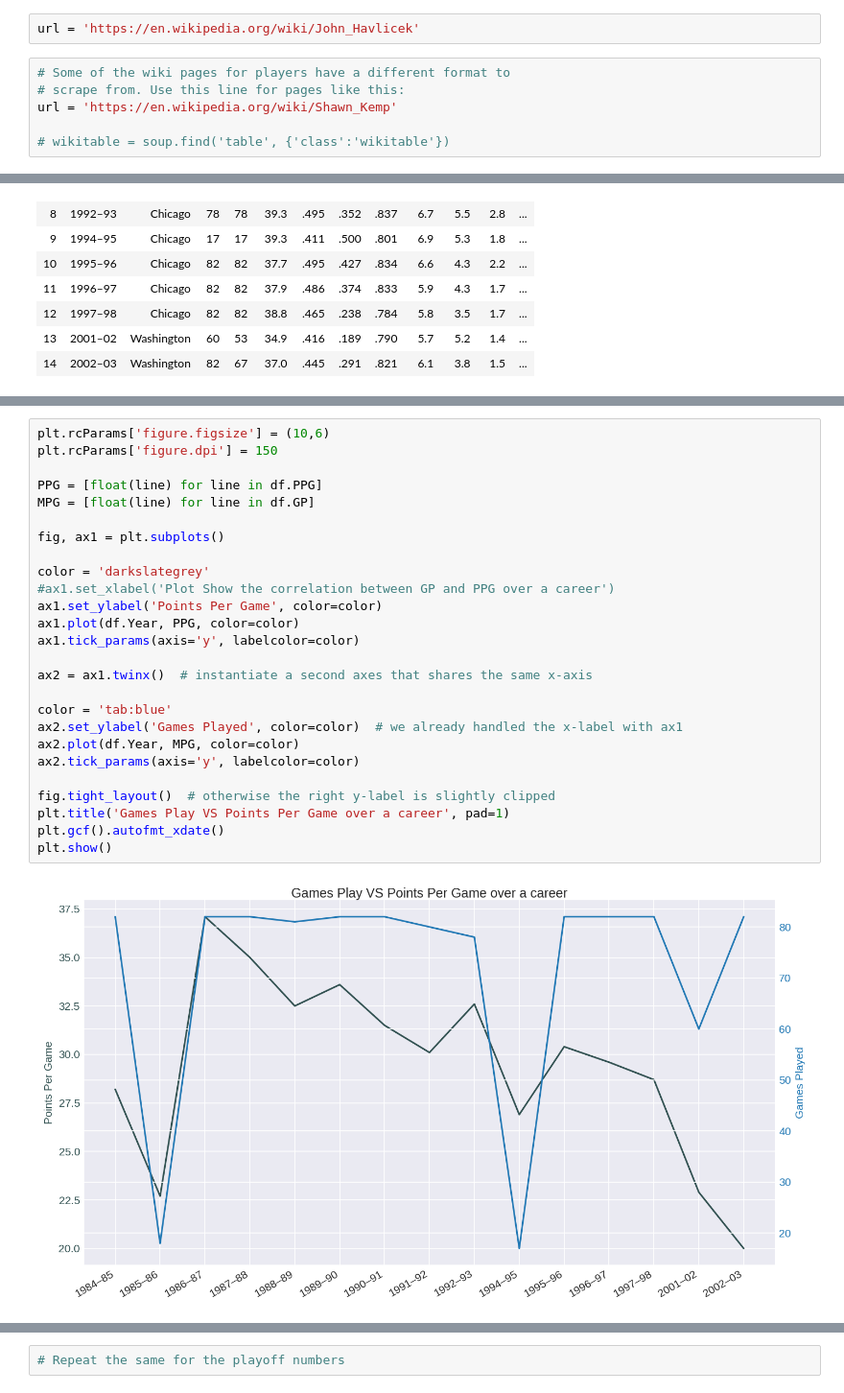
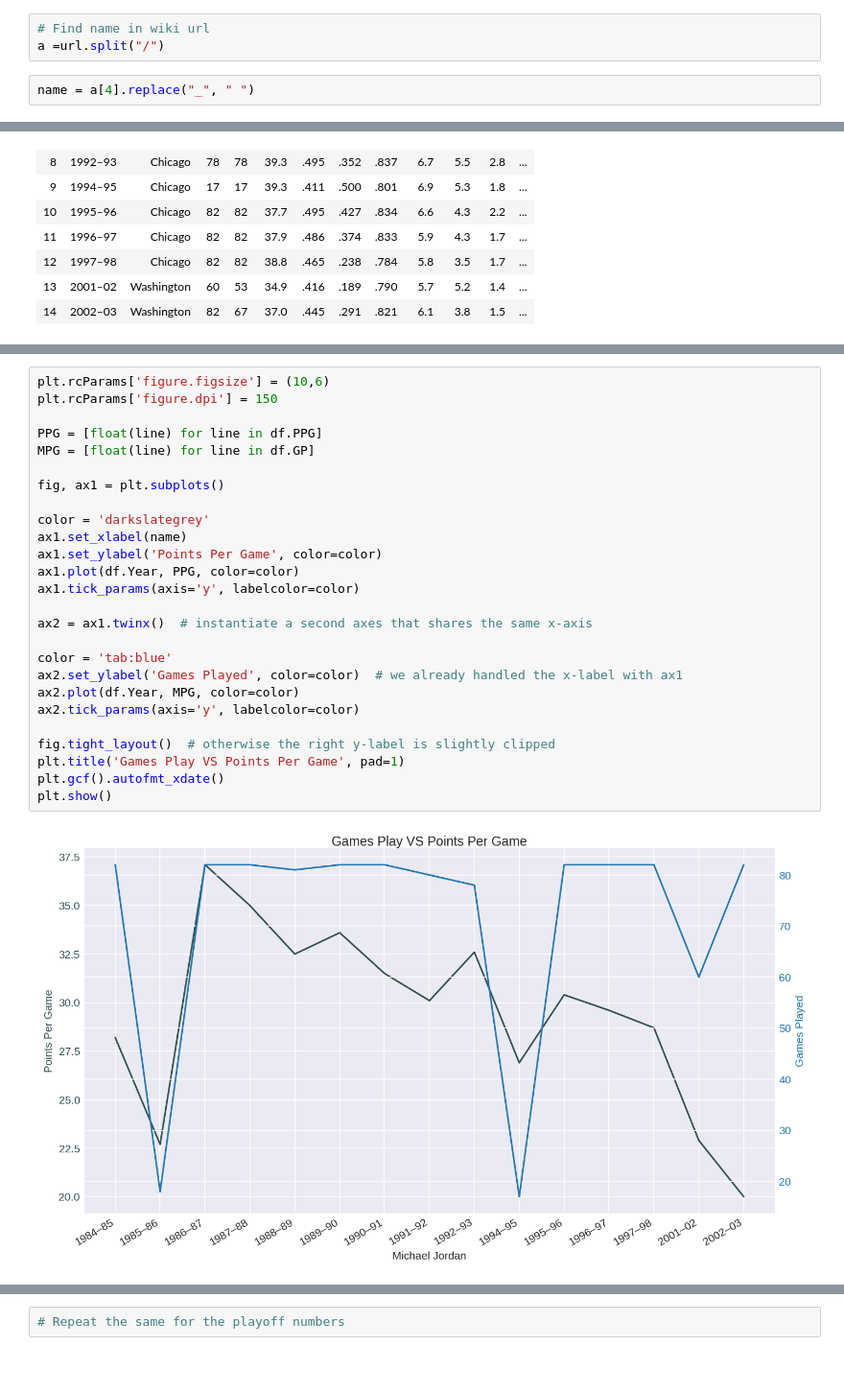
Before and after one commit to ctd1077/Wiki-NBA-Stat-Scraper, a Jupyter notebook: Wiki NBA Stat Scraper.ipynb, the cells around one changed output, grey strips where cells are left out. Shown at 96% size. Drawn from its saved outputs; the diff is of its cells as text; blank space fills up the shorter version.

Commit message:
split name from url

```diff
--- a/Wiki NBA Stat Scraper.ipynb
+++ b/Wiki NBA Stat Scraper.ipynb
@@ -19,11 +17,8 @@ url = 'https://en.wikipedia.org/wiki/Bob_Cousy'
-# %%
-url = 'https://en.wikipedia.org/wiki/John_Havlicek'
-# %%
-# Some of the wiki pages for players have a different format to
-# scrape from. Use this line for pages like this:
-url = 'https://en.wikipedia.org/wiki/Shawn_Kemp'
-
-# wikitable = soup.find('table', {'class':'wikitable'})
+# %%
+# Find name in wiki url
+a =url.split("/")
+# %%
+name = a[4].replace("_", " ")
 # %%
 r = requests.get(url)
 text = r.text
@@ -212,31 +189,31 @@ plt.gcf().autofmt_xdate()
 # %%
 plt.rcParams['figure.figsize'] = (10,6)
 plt.rcParams['figure.dpi'] = 150
 
 PPG = [float(line) for line in df.PPG]
 MPG = [float(line) for line in df.GP]
 
 fig, ax1 = plt.subplots()
 
 color = 'darkslategrey'
-#ax1.set_xlabel('Plot Show the correlation between GP and PPG over a career')
+ax1.set_xlabel(name)
 ax1.set_ylabel('Points Per Game', color=color)
 ax1.plot(df.Year, PPG, color=color)
 ax1.tick_params(axis='y', labelcolor=color)
 
 ax2 = ax1.twinx()  # instantiate a second axes that shares the same x-axis
 
 color = 'tab:blue'
 ax2.set_ylabel('Games Played', color=color)  # we already handled the x-label with ax1
 ax2.plot(df.Year, MPG, color=color)
 ax2.tick_params(axis='y', labelcolor=color)
 
 fig.tight_layout()  # otherwise the right y-label is slightly clipped
-plt.title('Games Play VS Points Per Game over a career', pad=1)
+plt.title('Games Play VS Points Per Game', pad=1)
 plt.gcf().autofmt_xdate()
 plt.show()
 # %% [output]
-[figure, old version]
+[figure, new version]
 # %%
 # Testing Multiple plots and Style
 PPG = [float(line) for line in df.PPG]
```
Also changed, not shown: parts of 7 cells of this notebook.
